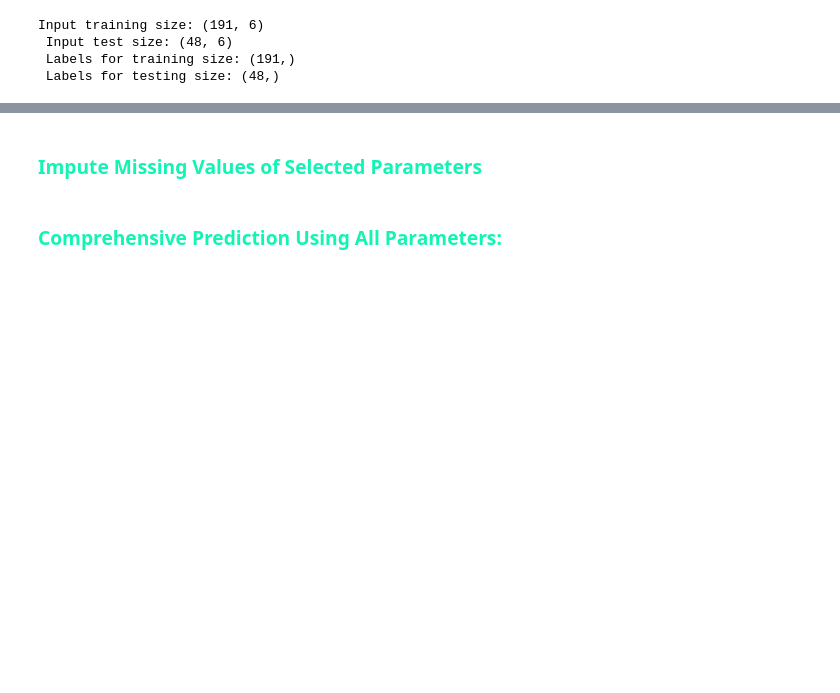
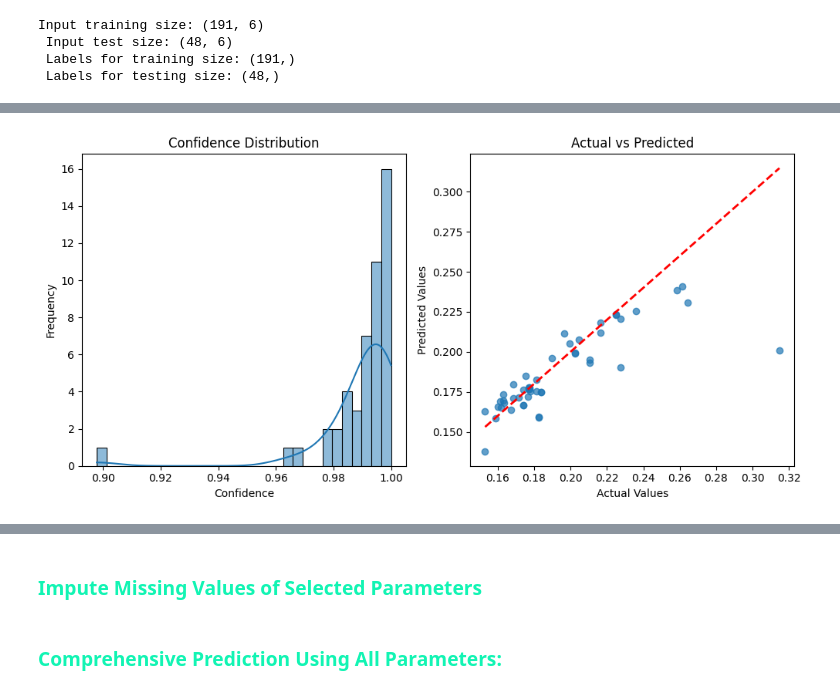
Before and after one commit to stahir01/Master-Thesis, a Jupyter notebook: Master_Thesis_Datasets_NewVersion.ipynb, the cells around one changed output, grey strips where cells are left out. Saved outputs shown, nothing was run; the diff lists cells and outputs as text; code cells hidden in the pictures; blank space fills up the shorter version.

```diff
--- a/Master_Thesis_Datasets_NewVersion.ipynb
+++ b/Master_Thesis_Datasets_NewVersion.ipynb
@@ -3257,0 +3274,3 @@ print(esemble_results)
+# %%
+results_df_esemble, avg_confidence_esemble = evaluate_model_confidence(y_test_original_esemble, y_pred_esemble)
+results_df_esemble
@@ -3257,0 +3301,23 @@ print(esemble_results)
+# %%
+# Plotting Confidence Distribution
+plt.figure(figsize=(10, 5))
+plt.subplot(1, 2, 1)
+sns.histplot(results_df_esemble['Confidence'], kde=True, bins=30)
+plt.title('Confidence Distribution')
+plt.xlabel('Confidence')
+plt.ylabel('Frequency')
+
+# Plotting Actual vs Predicted
+plt.subplot(1, 2, 2)
+plt.scatter(results_df_esemble['Actual'], results_df_esemble['Predicted'], alpha=0.7)
+plt.plot([results_df_esemble['Actual'].min(), results_df_esemble['Actual'].max()],
+         [results_df_esemble['Actual'].min(), results_df_esemble['Actual'].max()],
+         'r--', lw=2)
+plt.title('Actual vs Predicted')
+plt.xlabel('Actual Values')
+plt.ylabel('Predicted Values')
+
+plt.tight_layout()
+plt.show()
+# %% [output]
+[figure, added]
```
Also changed, not shown: parts of 25 cells of this notebook, 12 other files.
